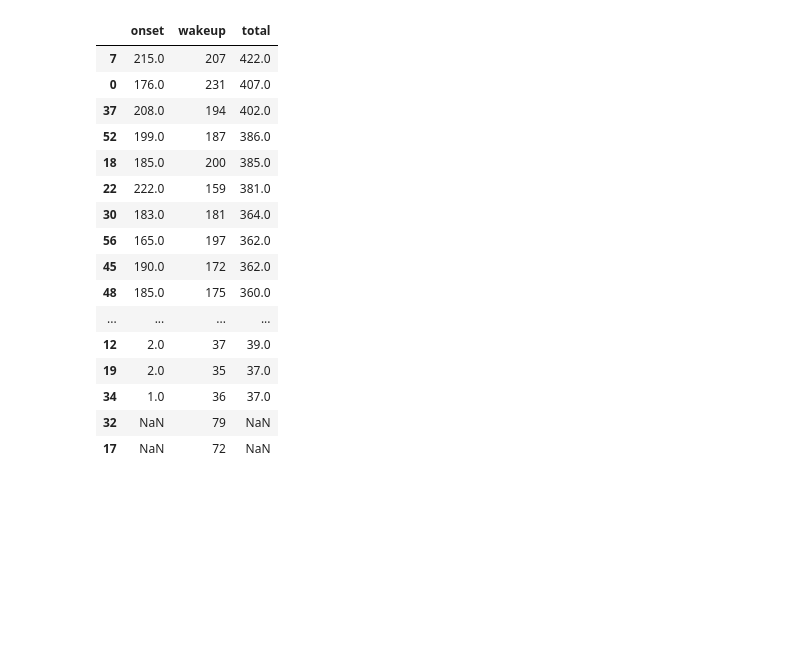
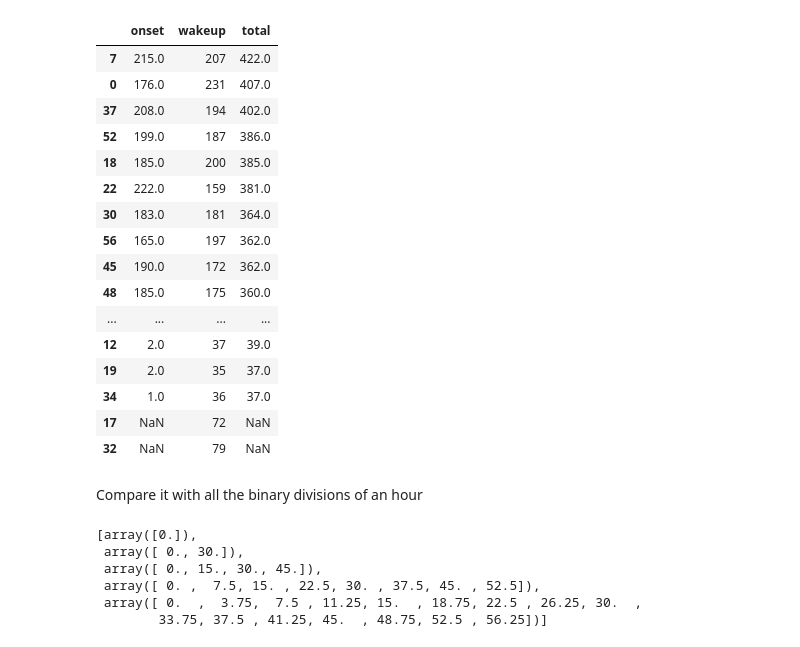
Before and after one commit to TeamEpochGithub/iv-q1-detect-sleep-states, a Jupyter notebook: notebooks/eda/histogram.ipynb, the cells around one changed output. Cells and saved outputs as stored; diff of their text form; code cells hidden in the pictures; blank space fills up the shorter version.

```diff
--- a/notebooks/eda/histogram.ipynb
+++ b/notebooks/eda/histogram.ipynb
@@ -64,24 +64,40 @@ plt.show()
 [figure]
 # %%
-rolling_feats# Print the minutes with sorted by total value counts
 combined_counts['total'] = combined_counts.onset + combined_counts.wakeup
 combined_counts = combined_counts.sort_values('total', ascending=False)
 combined_counts
 # %% [output]
 |  | onset | wakeup | total |
 | 7 | 215.0 | 207 | 422.0 |
 | 0 | 176.0 | 231 | 407.0 |
 | 37 | 208.0 | 194 | 402.0 |
 | 52 | 199.0 | 187 | 386.0 |
 | 18 | 185.0 | 200 | 385.0 |
 | 22 | 222.0 | 159 | 381.0 |
 | 30 | 183.0 | 181 | 364.0 |
 | 56 | 165.0 | 197 | 362.0 |
 | 45 | 190.0 | 172 | 362.0 |
 | 48 | 185.0 | 175 | 360.0 |
 | ... | ... | ... | ... |
 | 12 | 2.0 | 37 | 39.0 |
 | 19 | 2.0 | 35 | 37.0 |
 | 34 | 1.0 | 36 | 37.0 |
+| 17 | NaN | 72 | NaN |
 | 32 | NaN | 79 | NaN |
-| 17 | NaN | 72 | NaN |
+# %% [markdown]
+Compare it with all the binary divisions of an hour
+# %%
+import itertools
+divs = []
+levels = 5
+for i in range(levels):
+    size = 60 / (2 ** i)
+    divs.append(np.arange(0, 60, size))
+divs
+# %% [output]
+[array([0.]),
+ array([ 0., 30.]),
+ array([ 0., 15., 30., 45.]),
+ array([ 0. ,  7.5, 15. , 22.5, 30. , 37.5, 45. , 52.5]),
+ array([ 0.  ,  3.75,  7.5 , 11.25, 15.  , 18.75, 22.5 , 26.25, 30.  ,
+        33.75, 37.5 , 41.25, 45.  , 48.75, 52.5 , 56.25])]
```
Also changed, not shown: parts of 4 cells of this notebook.
